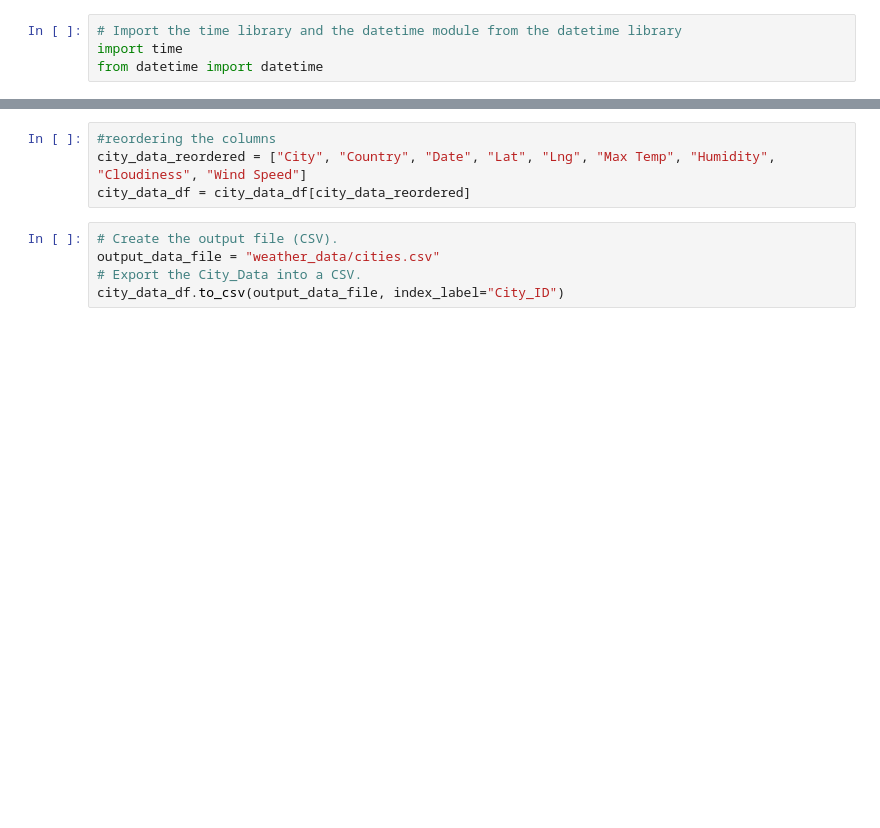
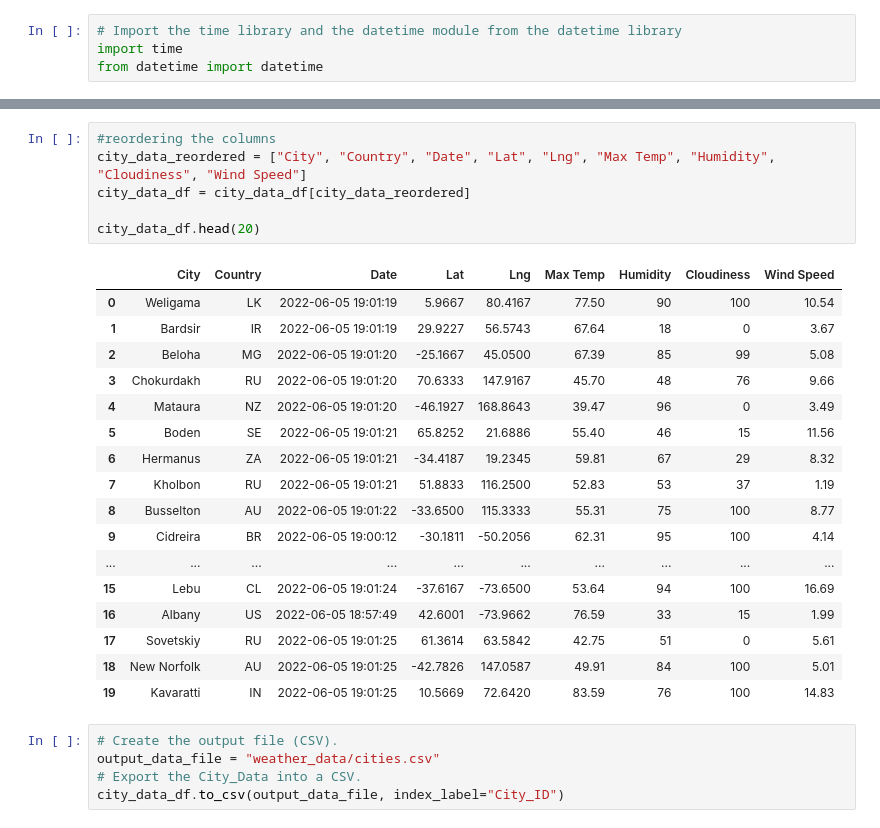
Before and after one commit to TorreyRawlings/World_Weather_Analysis, a Jupyter notebook: Weatherpy.ipynb, the cells around one changed output, grey strips where cells are left out. Drawn from its saved outputs; the diff is of its cells as text; blank space fills up the shorter version.

```diff
--- a/Weatherpy.ipynb
+++ b/Weatherpy.ipynb
@@ -173,7 +197,27 @@ city_data_df.head(10)
 # %%
 #reordering the columns
 city_data_reordered = ["City", "Country", "Date", "Lat", "Lng", "Max Temp", "Humidity", "Cloudiness", "Wind Speed"]
 city_data_df = city_data_df[city_data_reordered]
+
+city_data_df.head(20)
+# %% [output]
+|  | City | Country | Date | Lat | Lng | Max Temp | Humidity | Cloudiness | Wind Speed |
+| 0 | Weligama | LK | 2022-06-05 19:01:19 | 5.9667 | 80.4167 | 77.50 | 90 | 100 | 10.54 |
+| 1 | Bardsir | IR | 2022-06-05 19:01:19 | 29.9227 | 56.5743 | 67.64 | 18 | 0 | 3.67 |
+| 2 | Beloha | MG | 2022-06-05 19:01:20 | -25.1667 | 45.0500 | 67.39 | 85 | 99 | 5.08 |
+| 3 | Chokurdakh | RU | 2022-06-05 19:01:20 | 70.6333 | 147.9167 | 45.70 | 48 | 76 | 9.66 |
+| 4 | Mataura | NZ | 2022-06-05 19:01:20 | -46.1927 | 168.8643 | 39.47 | 96 | 0 | 3.49 |
+| 5 | Boden | SE | 2022-06-05 19:01:21 | 65.8252 | 21.6886 | 55.40 | 46 | 15 | 11.56 |
+| 6 | Hermanus | ZA | 2022-06-05 19:01:21 | -34.4187 | 19.2345 | 59.81 | 67 | 29 | 8.32 |
+| 7 | Kholbon | RU | 2022-06-05 19:01:21 | 51.8833 | 116.2500 | 52.83 | 53 | 37 | 1.19 |
+| 8 | Busselton | AU | 2022-06-05 19:01:22 | -33.6500 | 115.3333 | 55.31 | 75 | 100 | 8.77 |
+| 9 | Cidreira | BR | 2022-06-05 19:00:12 | -30.1811 | -50.2056 | 62.31 | 95 | 100 | 4.14 |
+| ... | ... | ... | ... | ... | ... | ... | ... | ... | ... |
+| 15 | Lebu | CL | 2022-06-05 19:01:24 | -37.6167 | -73.6500 | 53.64 | 94 | 100 | 16.69 |
+| 16 | Albany | US | 2022-06-05 18:57:49 | 42.6001 | -73.9662 | 76.59 | 33 | 15 | 1.99 |
+| 17 | Sovetskiy | RU | 2022-06-05 19:01:25 | 61.3614 | 63.5842 | 42.75 | 51 | 0 | 5.61 |
+| 18 | New Norfolk | AU | 2022-06-05 19:01:25 | -42.7826 | 147.0587 | 49.91 | 84 | 100 | 5.01 |
+| 19 | Kavaratti | IN | 2022-06-05 19:01:25 | 10.5669 | 72.6420 | 83.59 | 76 | 100 | 14.83 |
 # %%
 # Create the output file (CSV).
 output_data_file = "weather_data/cities.csv"
```
Also changed, not shown: parts of 3 cells of this notebook, 1 other file.
